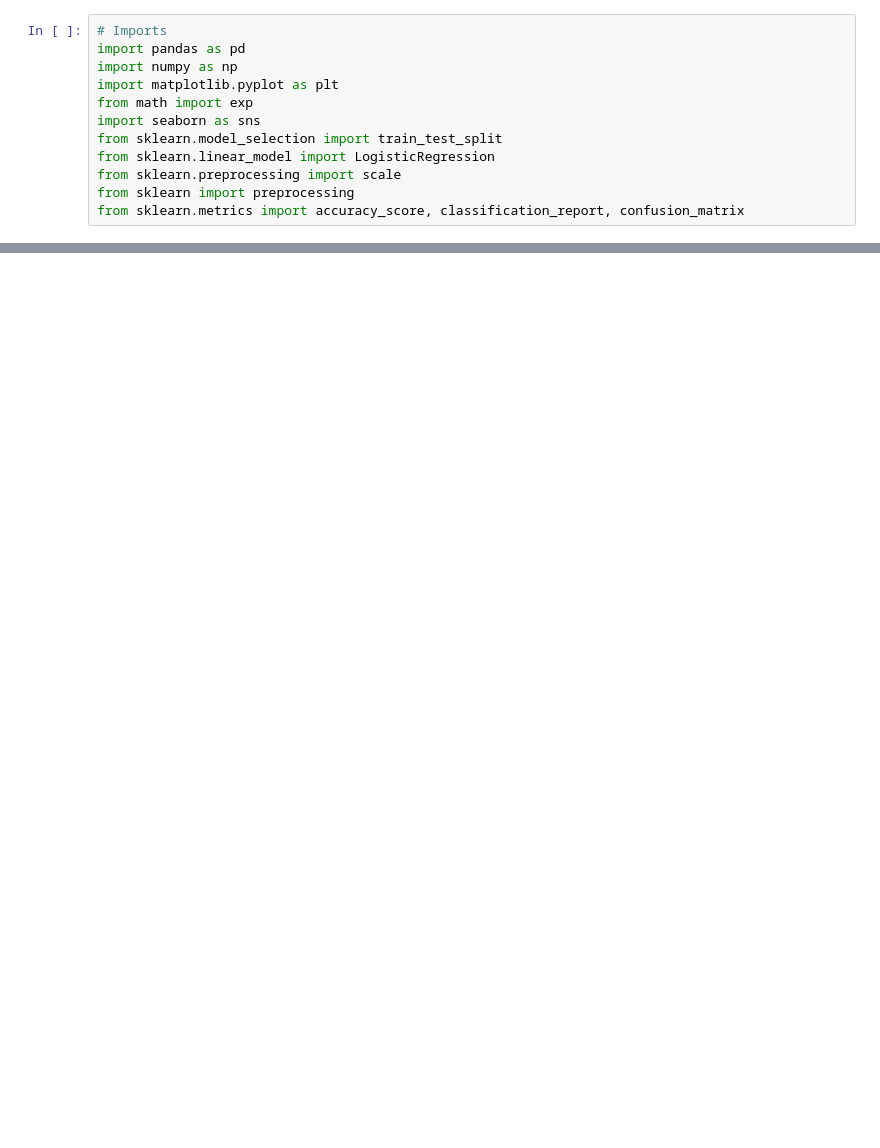
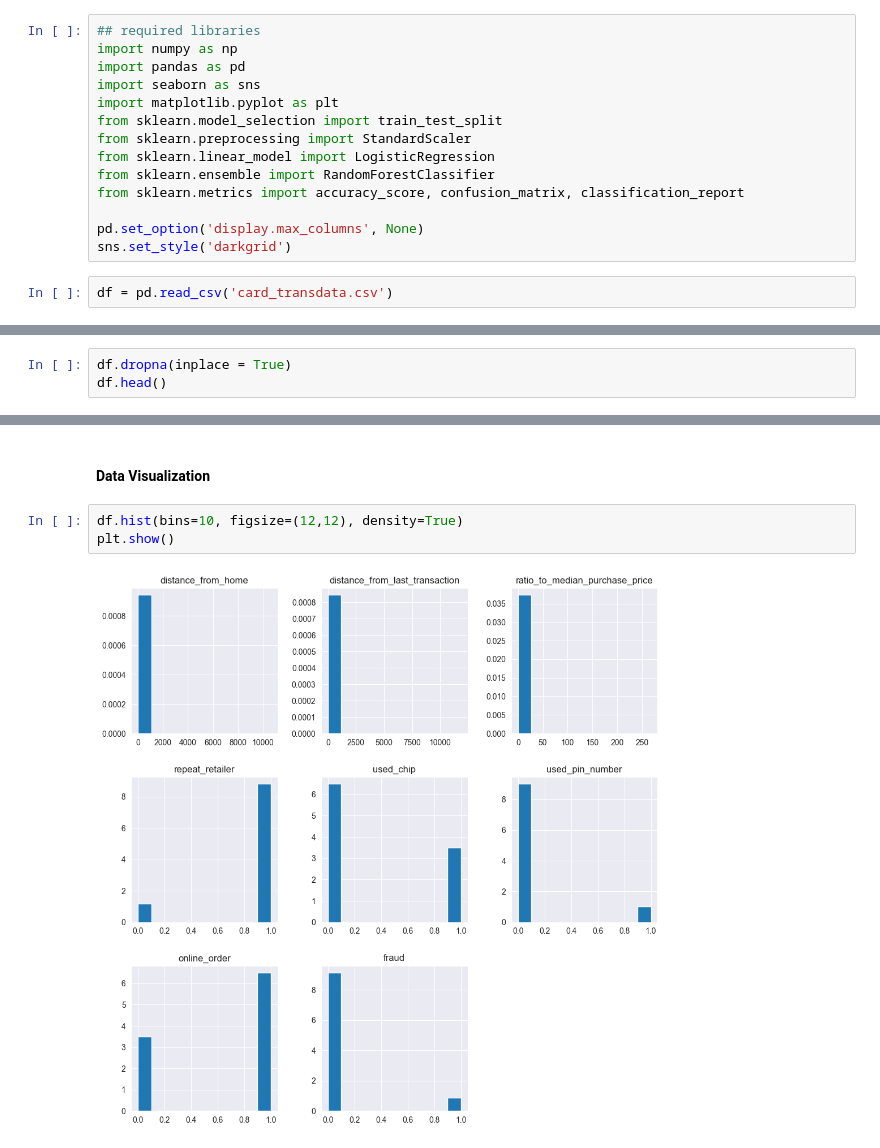
Before and after one commit to Maung945/Credit-Card-Fraud-Analysis-with-Clustering, a Jupyter notebook: Capstone.ipynb, the cells around one changed output, grey strips where cells are left out. Saved outputs shown, nothing was run; the diff lists cells and outputs as text; blank space fills up the shorter version.

```diff
--- a/Capstone.ipynb
+++ b/Capstone.ipynb
@@ -45,12 +49,16 @@ When you are done, submit the report to Canvas.
 # %%
-# Imports
+## required libraries
+import numpy as np
 import pandas as pd
-import numpy as np
+import seaborn as sns
 import matplotlib.pyplot as plt
-from math import exp
-import seaborn as sns
 from sklearn.model_selection import train_test_split
+from sklearn.preprocessing import StandardScaler
 from sklearn.linear_model import LogisticRegression
-from sklearn.preprocessing import scale
-from sklearn import preprocessing
-from sklearn.metrics import accuracy_score, classification_report, confusion_matrix
+from sklearn.ensemble import RandomForestClassifier
+from sklearn.metrics import accuracy_score, confusion_matrix, classification_report
+
+pd.set_option('display.max_columns', None)
+sns.set_style('darkgrid')
+# %%
+df = pd.read_csv('card_transdata.csv')
@@ -56,0 +102,3 @@ from sklearn.metrics import accuracy_score, classification_report, confusion_mat
+# %%
+df.dropna(inplace = True)
+df.head()
@@ -56,0 +171,7 @@ from sklearn.metrics import accuracy_score, classification_report, confusion_mat
+# %% [markdown]
+#### Data Visualization
+# %%
+df.hist(bins=10, figsize=(12,12), density=True)
+plt.show()
+# %% [output]
+[figure, added]
```
Also changed, not shown: parts of 67 cells of this notebook.
